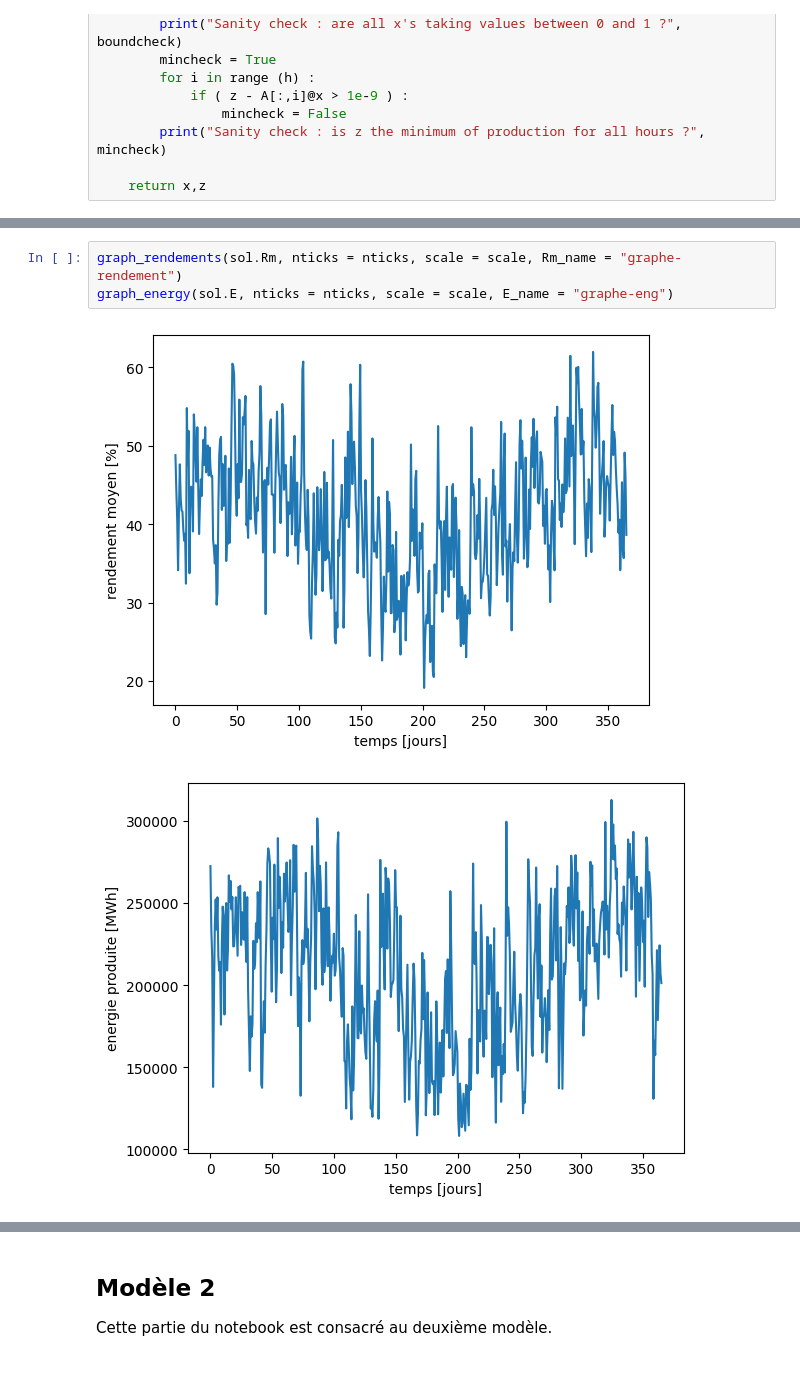
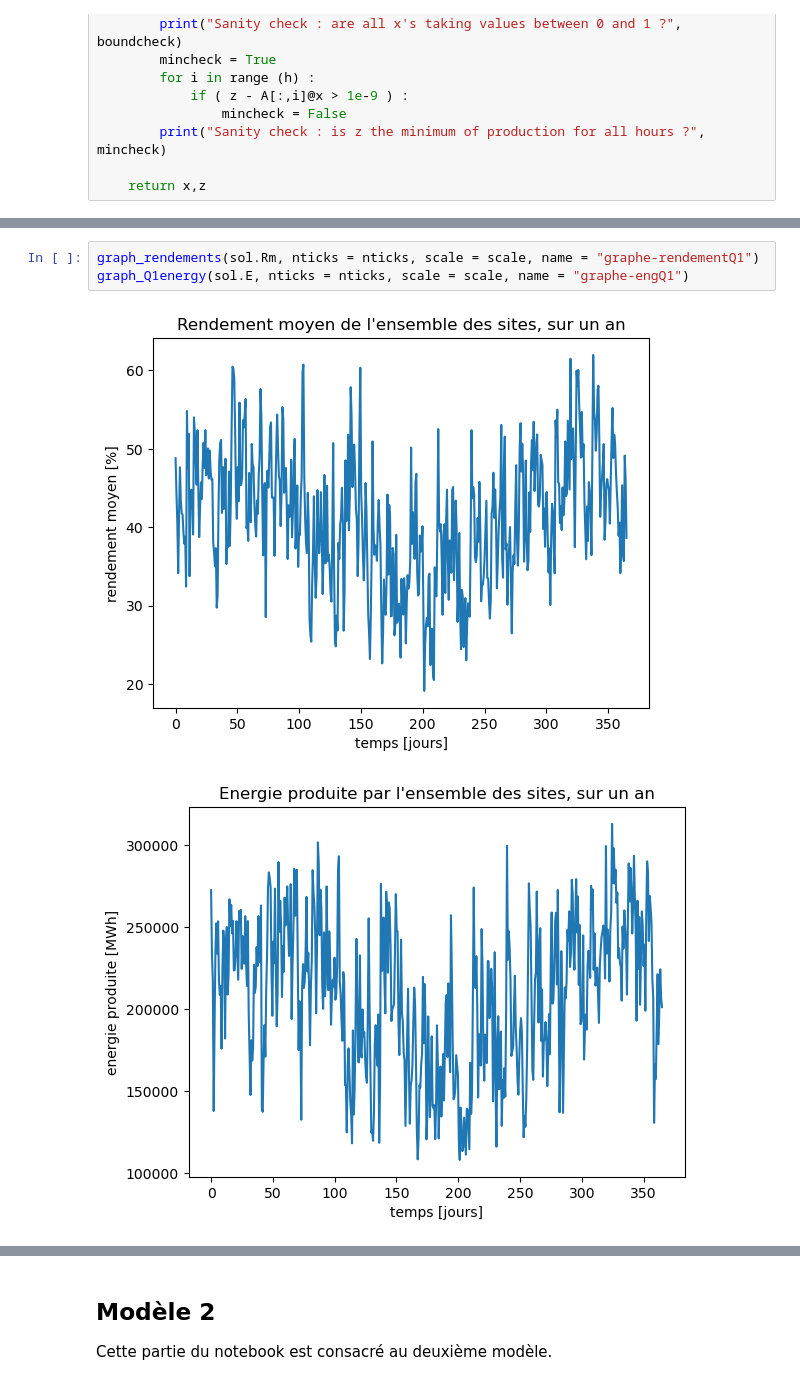
Before and after one commit to igivotron/LINMA1702, a Jupyter notebook: LINMA1702.ipynb, the cells around one changed output, grey strips where cells are left out. Drawn from its saved outputs; the diff is of its cells as text.

```diff
--- a/LINMA1702.ipynb
+++ b/LINMA1702.ipynb
@@ -214,9 +214,9 @@ Minimum de l'énergie produite en une heure, ou fonction objectif : 108249.48082
 Rendement moyen sur l'année : 41.28428622226498 %
 Energie produite en un an : 1828762565.397817 MWh
 # %%
-graph_rendements(sol.Rm, nticks = nticks, scale = scale, Rm_name = "graphe-rendement")
-graph_energy(sol.E, nticks = nticks, scale = scale, E_name = "graphe-eng")
+graph_rendements(sol.Rm, nticks = nticks, scale = scale, name = "graphe-rendementQ1")
+graph_Q1energy(sol.E, nticks = nticks, scale = scale, name = "graphe-engQ1")
 # %% [output]
-[figure, old version]
+[figure, new version]
-[figure, old version]
+[figure, new version]
 # %%
```
Also changed, not shown: parts of 11 cells of this notebook, 2 other files.
